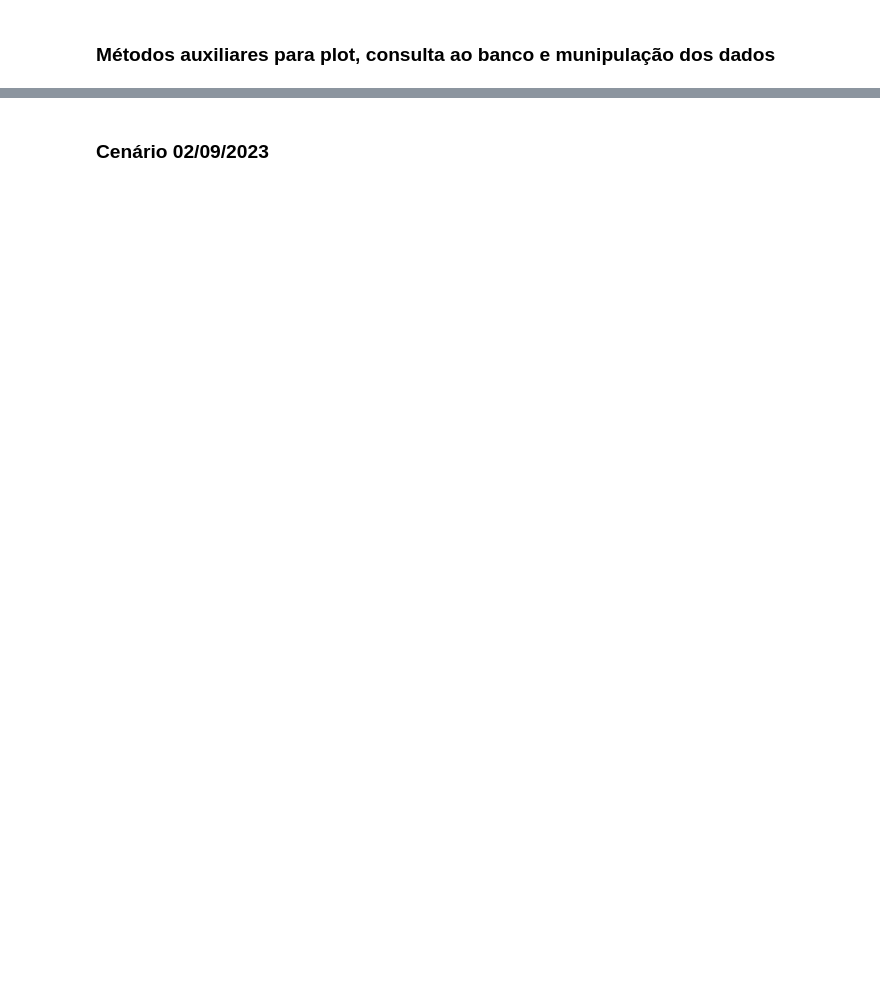
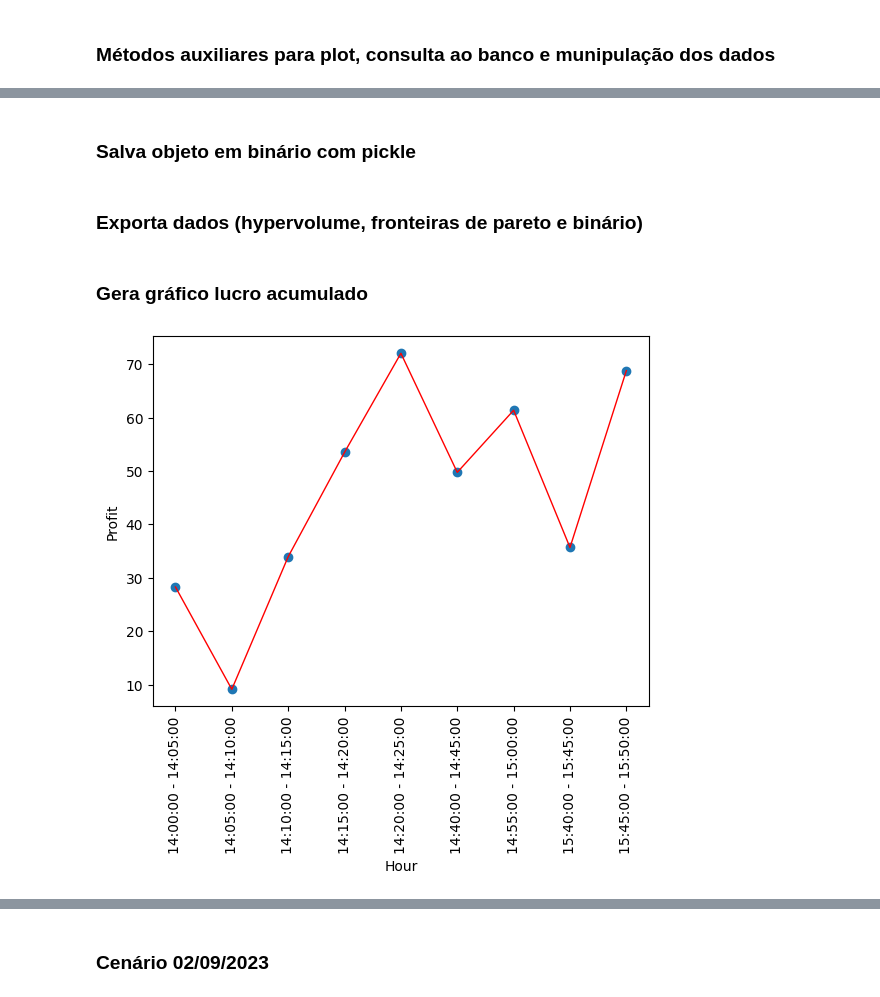
Before and after one commit to JoaoGeraldo15/arbitrage-betting-knapsack-problem, a Jupyter notebook: src/results/scenarios.ipynb, the cells around one changed output, grey strips where cells are left out. Cells and saved outputs as stored; diff of their text form; code cells hidden in the pictures; blank space fills up the shorter version.

Commit message:
Feature: Organização de funções de exportação de gráfico e ajuste de xtick em plot.

```diff
--- a/src/results/scenarios.ipynb
+++ b/src/results/scenarios.ipynb
@@ -42,3 +21,18 @@ crossover=CrossOverEnum.UNIFORM_CROSSOVER
+# %%
+def gera_intervalos(start="2023-09-02 14:00:00", end="2023-09-02 15:00:00", freq=5) -> List[str]:
+
+    start_time = datetime.strptime(start, "%Y-%m-%d %H:%M:%S")
+    end_time = datetime.strptime(end, "%Y-%m-%d %H:%M:%S")
+
+    interval = timedelta(minutes=freq)
+
+    current_time = start_time
+    intervals = [start]
+    while current_time < end_time:
+        current_time += interval
+        intervals.append(current_time.strftime('%Y-%m-%d %H:%M:%S'))
+
+    return intervals
 # %% [markdown]
 <h3>Métodos auxiliares para plot, consulta ao banco e munipulação dos dados</h3>
 # %%
@@ -190,0 +179,2 @@ def decode_individual(individual: Individual, population: Population, individual
+# %% [markdown]
+### Salva objeto em binário com pickle
@@ -191,3 +184,5 @@ def decode_individual(individual: Individual, population: Population, individual
+# %% [markdown]
+### Exporta dados (hypervolume, fronteiras de pareto e binário)
 # %%
 def run_scenario(start_date = '2023-09-02 14:00:00', end_date = '2023-09-02 14:05:00', verbose=True, count=0):
     export = ExportadorDeGraficos()
@@ -219,0 +229,46 @@ def run_scenario(start_date = '2023-09-02 14:00:00', end_date = '2023-09-02 14:0
+# %% [markdown]
+### Gera gráfico lucro acumulado
+# %%
+def plot_interval_profit(x, y, title, export: ExportadorDeGraficos):
+    plt.figure()
+    plt.title(title)
+    plt.xlabel('Hour')
+    plt.ylabel('Profit')
+    plt.xticks(rotation=90)
+    plt.scatter(x, y)
+    plt.plot(x, y, color='red', linewidth=1, linestyle='-')
+    plt.show()
+    # plt.savefig(export.data_hora_atual + '/' + export.get_file_name(0, 'png'))
+    plt.close()
+
+def interval_profit(start_date='2023-09-02 14:00:00', end_date='2023-09-02 16:00:00'):
+    export = ExportadorDeGraficos()
+
+    intervals = gera_intervalos(start_date, end_date)
+    x_values = []
+    y_values = []
+    for i in range(len(intervals)-1):
+        start = intervals[i]
+        end = intervals[i+1]
+
+        arbitrages = repository.find_all_unique_between(start, end)
+        if len(arbitrages) > 1:
+            population = Population(n_generations=n_generations, n_individuals=n_individuals, mutation_rate=mutation_rate, crossover_rate=crossover_rate,
+                                    budget=1000, crossover_strategy=crossover, arbitrages=arbitrages)
+
+            if population.best_frontier is None:
+                export.calculate_hypervolume(population)
+
+            best_front: List[Individual] = population.pareto_history_front[population.best_frontier][1]
+            max_profit = max([i.fitness[0] for i in best_front])
+        else:
+            continue
+
+        x_values.append(f'{datetime.strptime(start, "%Y-%m-%d %H:%M:%S").strftime("%H:%M:%S")} - {datetime.strptime(end, "%Y-%m-%d %H:%M:%S").strftime("%H:%M:%S")}')
+        y_values.append(max_profit)
+
+
+    plot_interval_profit(x_values, y_values, '', export)
+interval_profit()
+# %% [output]
+[figure, added]
```
Also changed, not shown: parts of 22 cells of this notebook, 1 other file.
